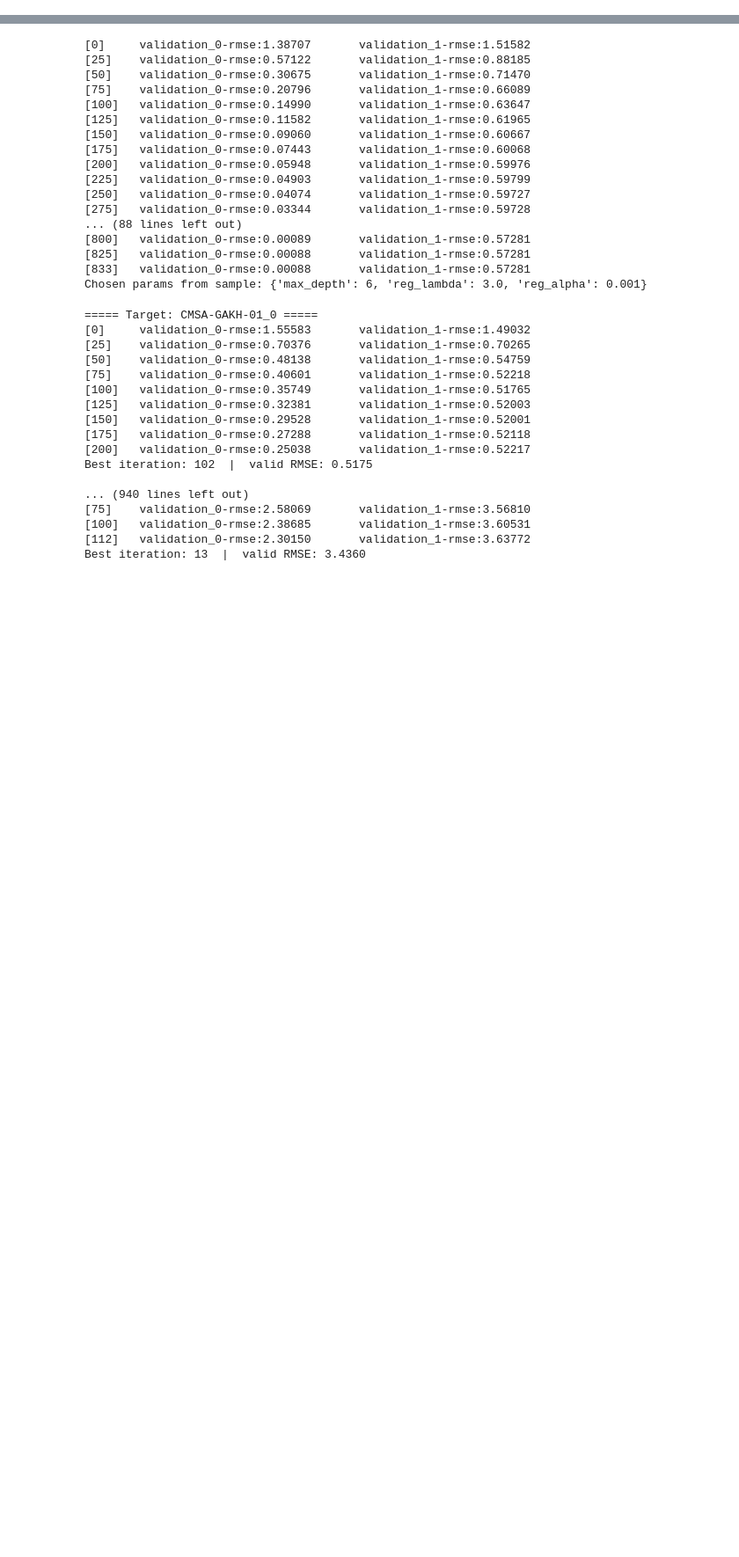
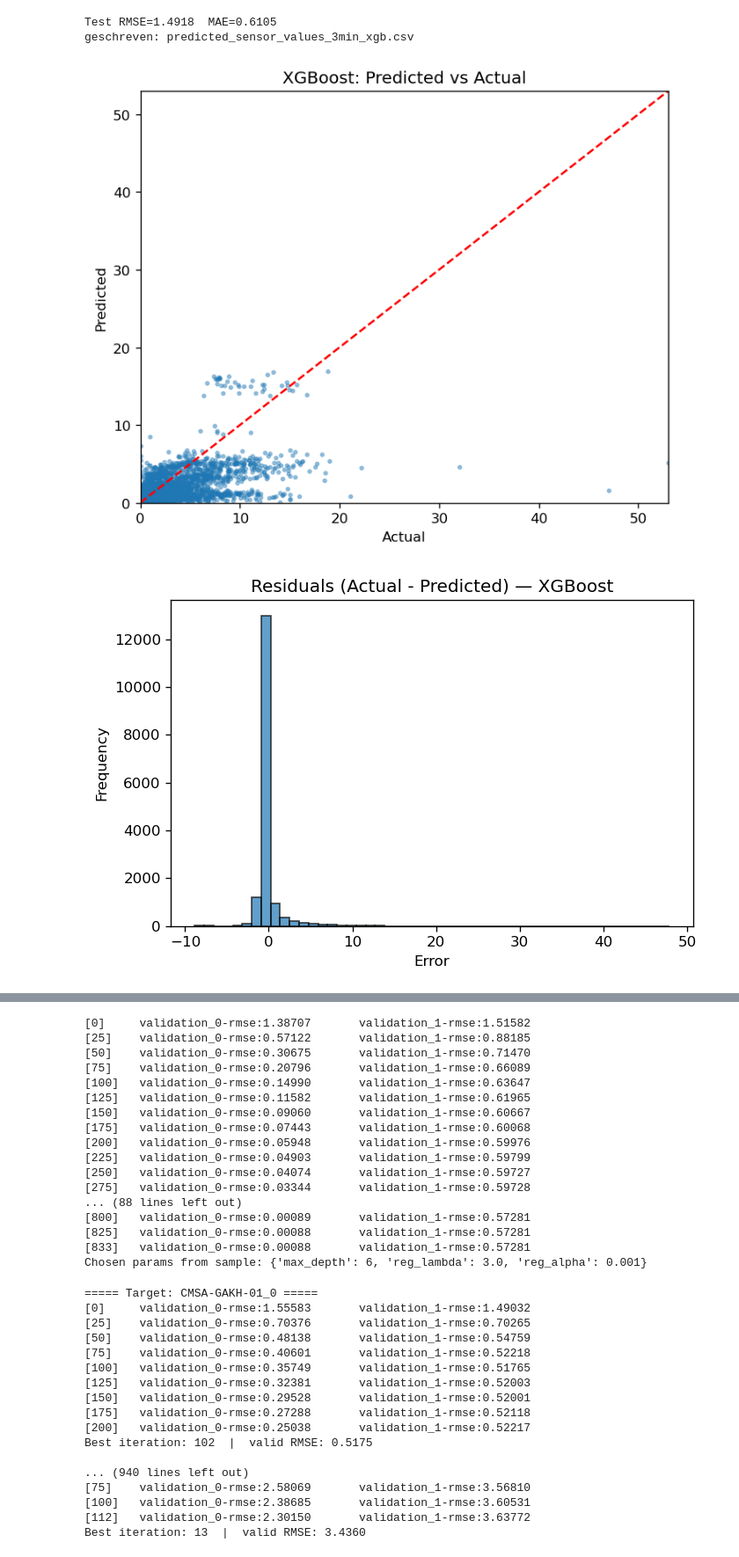
Before and after one commit to Wtoutenhoofd/TIL6022-group-project, a Jupyter notebook: XGBoost.ipynb, the cells around one changed output, grey strips where cells are left out. Shown at 88% size. Cells and saved outputs as stored; diff of their text form; code cells hidden in the pictures; blank space fills up the shorter version.

Commit message:
XGBoost

```diff
--- a/XGBoost.ipynb
+++ b/XGBoost.ipynb
@@ -12,0 +74,16 @@ plt.rcParams["figure.dpi"] = 120
+# %%
+## Mutations vessel data
+
+# Convert to UTC datetime and round up for every 3 minutes
+vessels["timestamp"] = pd.to_datetime(vessels["timestamp"], utc=True, errors="coerce")
+vessels["timestamp"] = vessels["timestamp"].dt.floor("3min")
+
+#Take average longitude and latitude over 3 minutes and srot by datetime
+vessels = (
+    vessels.groupby(["timestamp", "imo-number"], as_index=False)
+    .agg({
+        "lat": "mean",
+        "lon": "mean",
+        "length": "first"
+    }).dropna(subset=["timestamp", "imo-number", "lat", "lon", "length"])
+)
@@ -12,0 +217,3 @@ plt.rcParams["figure.dpi"] = 120
+# %%
+extra_feats = ["hour","dow","is_we","temp_hum","rain_len"]
+feature_cols = feature_cols + extra_feats
@@ -12,0 +302,48 @@ plt.rcParams["figure.dpi"] = 120
+# %%
+# === C. Voorspellen, inverse-transform, export + figuren ===
+# testfeatures
+X_test_mat = test_data[feature_cols].values.astype("float32")
+
+# predict log-space en inverse
+preds_log = np.column_stack([models[t].predict(X_test_mat) for t in target_cols])
+preds = np.expm1(preds_log).astype("float32")
+preds = np.clip(preds, 0, None)
+
+# metrics
+from sklearn.metrics import mean_squared_error, mean_absolute_error
+rmse = float(np.sqrt(mean_squared_error(y_test, preds)))
+mae  = float(mean_absolute_error(y_test, preds))
+print(f"Test RMSE={rmse:.4f}  MAE={mae:.4f}")
+
+# export met timestamp
+ts_test = pd.to_datetime(test_data["timestamp"]).reset_index(drop=True)
+pred_df = pd.DataFrame(preds, columns=target_cols)
+pred_df.insert(0, "timestamp", ts_test)
+pred_df.to_csv("predicted_sensor_values_3min_xgb.csv", index=False)
+print("geschreven: predicted_sensor_values_3min_xgb.csv")
+
+# figuren
+yt = y_test.ravel()
+yp = preds.ravel()
+
+import matplotlib.pyplot as plt
+plt.figure(figsize=(6,5))
+plt.scatter(yt, yp, s=6, alpha=0.4)
+lims = [min(yt.min(), yp.min()), max(yt.max(), yp.max())]
+plt.plot(lims, lims, linestyle="--", color="red")
+plt.xlim(lims); plt.ylim(lims)
+plt.title("XGBoost: Predicted vs Actual")
+plt.xlabel("Actual"); plt.ylabel("Predicted")
+plt.tight_layout(); plt.show()
+
+res = yt - yp
+plt.figure(figsize=(6,4))
+plt.hist(res, bins=50, alpha=0.7, edgecolor="k")
+plt.title("Residuals (Actual - Predicted) — XGBoost")
+plt.xlabel("Error"); plt.ylabel("Frequency")
+plt.tight_layout(); plt.show()
+# %% [output]
+Test RMSE=1.4918  MAE=0.6105
+geschreven: predicted_sensor_values_3min_xgb.csv
+[figure, added]
+[figure, added]
```
Also changed, not shown: parts of 19 cells of this notebook, 1 other file.
